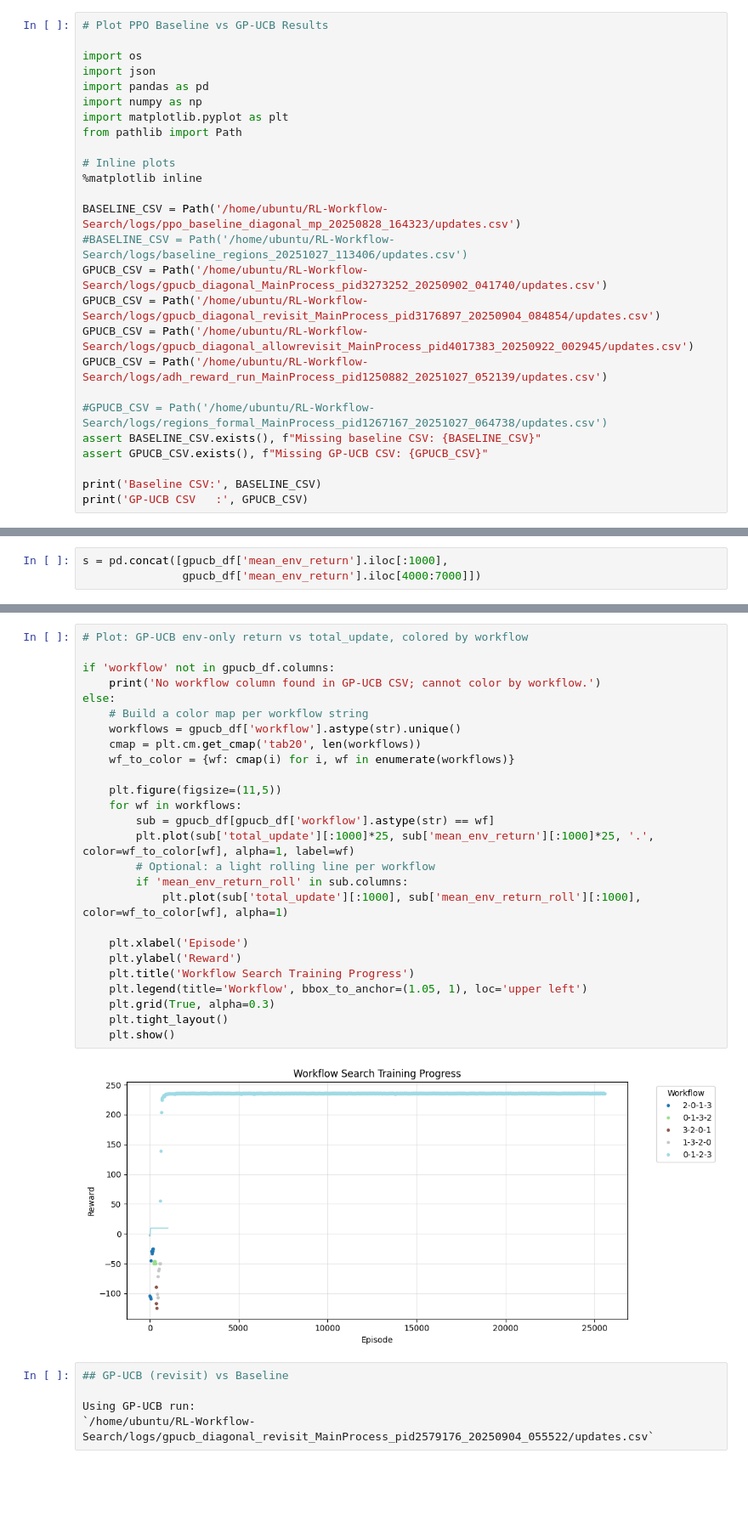
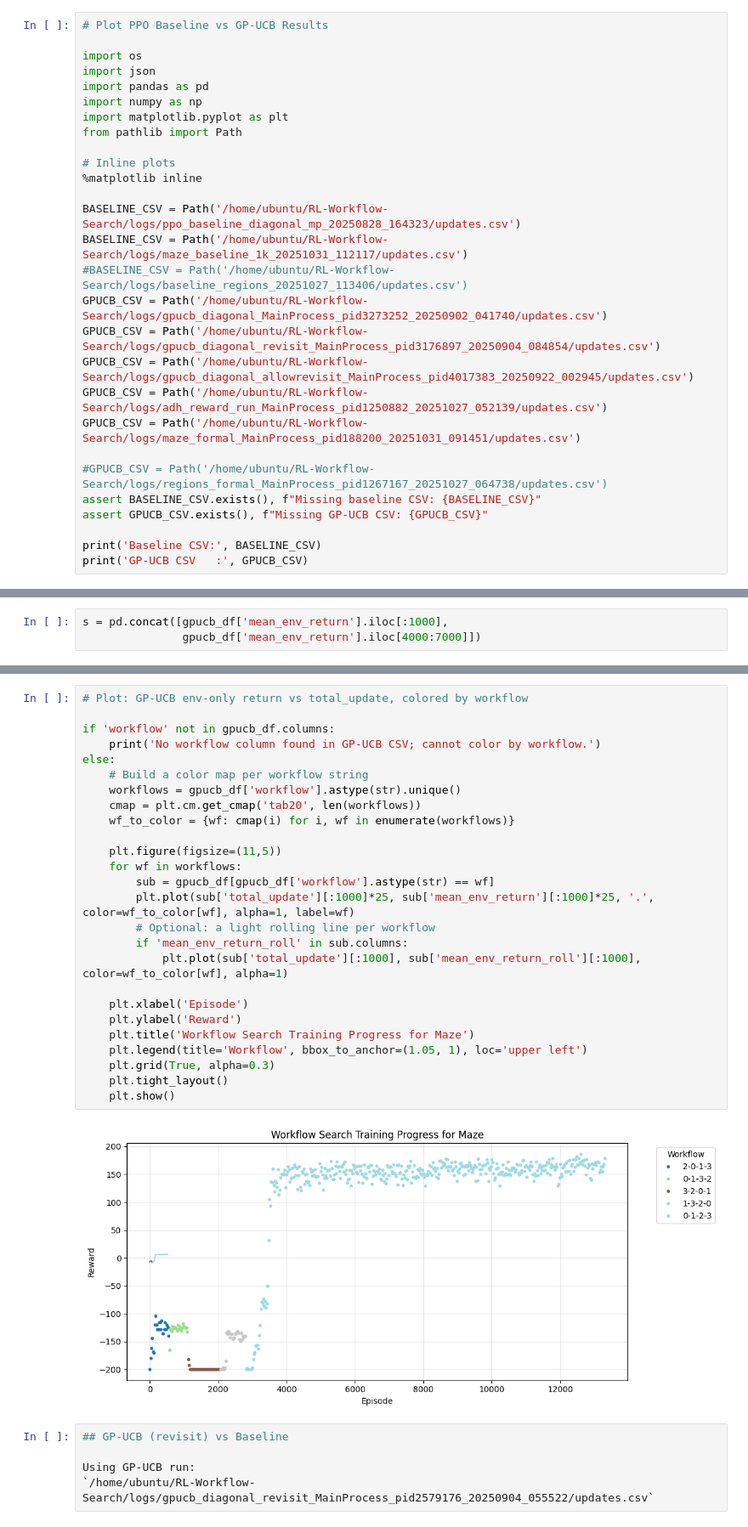
Before and after one commit to Guangyu-Jiang/RL-Workflow-Search, a Jupyter notebook: notebooks/plot_baseline_vs_gpucb.ipynb, the cells around one changed output, grey strips where cells are left out. Shown at 85% size. Saved outputs shown, nothing was run; the diff lists cells and outputs as text; blank space fills up the shorter version.

```diff
--- a/notebooks/plot_baseline_vs_gpucb.ipynb
+++ b/notebooks/plot_baseline_vs_gpucb.ipynb
@@ -12,11 +12,13 @@ from pathlib import Path
 %matplotlib inline
 
 BASELINE_CSV = Path('/home/ubuntu/RL-Workflow-Search/logs/ppo_baseline_diagonal_mp_20250828_164323/updates.csv')
+BASELINE_CSV = Path('/home/ubuntu/RL-Workflow-Search/logs/maze_baseline_1k_20251031_112117/updates.csv')
 #BASELINE_CSV = Path('/home/ubuntu/RL-Workflow-Search/logs/baseline_regions_20251027_113406/updates.csv')
 GPUCB_CSV = Path('/home/ubuntu/RL-Workflow-Search/logs/gpucb_diagonal_MainProcess_pid3273252_20250902_041740/updates.csv')
 GPUCB_CSV = Path('/home/ubuntu/RL-Workflow-Search/logs/gpucb_diagonal_revisit_MainProcess_pid3176897_20250904_084854/updates.csv')
 GPUCB_CSV = Path('/home/ubuntu/RL-Workflow-Search/logs/gpucb_diagonal_allowrevisit_MainProcess_pid4017383_20250922_002945/updates.csv')
 GPUCB_CSV = Path('/home/ubuntu/RL-Workflow-Search/logs/adh_reward_run_MainProcess_pid1250882_20251027_052139/updates.csv')
+GPUCB_CSV = Path('/home/ubuntu/RL-Workflow-Search/logs/maze_formal_MainProcess_pid188200_20251031_091451/updates.csv')
 
 #GPUCB_CSV = Path('/home/ubuntu/RL-Workflow-Search/logs/regions_formal_MainProcess_pid1267167_20251027_064738/updates.csv')
 assert BASELINE_CSV.exists(), f"Missing baseline CSV: {BASELINE_CSV}"
@@ -201,31 +203,31 @@ plt.show()
 # %%
 # Plot: GP-UCB env-only return vs total_update, colored by workflow
 
 if 'workflow' not in gpucb_df.columns:
     print('No workflow column found in GP-UCB CSV; cannot color by workflow.')
 else:
     # Build a color map per workflow string
     workflows = gpucb_df['workflow'].astype(str).unique()
     cmap = plt.cm.get_cmap('tab20', len(workflows))
     wf_to_color = {wf: cmap(i) for i, wf in enumerate(workflows)}
 
     plt.figure(figsize=(11,5))
     for wf in workflows:
         sub = gpucb_df[gpucb_df['workflow'].astype(str) == wf]
         plt.plot(sub['total_update'][:1000]*25, sub['mean_env_return'][:1000]*25, '.', color=wf_to_color[wf], alpha=1, label=wf)
         # Optional: a light rolling line per workflow
         if 'mean_env_return_roll' in sub.columns:
             plt.plot(sub['total_update'][:1000], sub['mean_env_return_roll'][:1000], color=wf_to_color[wf], alpha=1)
 
     plt.xlabel('Episode')
     plt.ylabel('Reward')
-    plt.title('Workflow Search Training Progress')
+    plt.title('Workflow Search Training Progress for Maze')
     plt.legend(title='Workflow', bbox_to_anchor=(1.05, 1), loc='upper left')
     plt.grid(True, alpha=0.3)
     plt.tight_layout()
     plt.show()
 # %% [output]
-[figure, old version]
+[figure, new version]
 # %%
 ## GP-UCB (revisit) vs Baseline
 
```
Also changed, not shown: parts of 4 cells of this notebook.
